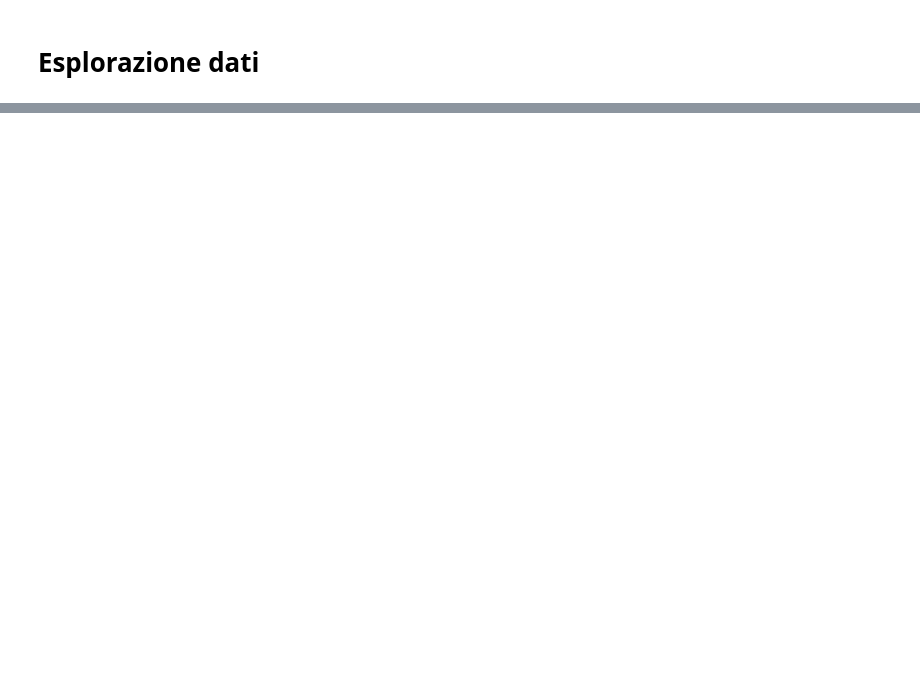
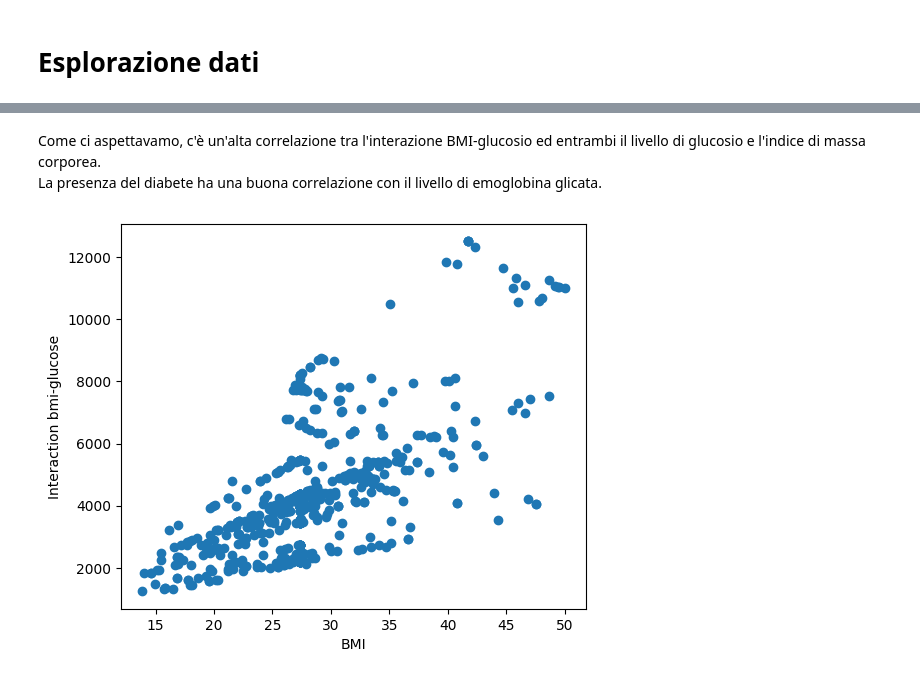
Before and after one commit to MaddalenaGhiotti/BusinessIntelligenceProject, a Jupyter notebook: Maddalena/EsplorazioneDati.ipynb, the cells around one changed output, grey strips where cells are left out. Drawn from its saved outputs; the diff is of its cells as text; code cells hidden in the pictures; blank space fills up the shorter version.

```diff
--- a/Maddalena/EsplorazioneDati.ipynb
+++ b/Maddalena/EsplorazioneDati.ipynb
@@ -35,0 +309,11 @@ from sklearn.discriminant_analysis import LinearDiscriminantAnalysis as LDA
+# %% [markdown]
+Come ci aspettavamo, c'è un'alta correlazione tra l'interazione BMI-glucosio ed entrambi il livello di glucosio e l'indice di massa corporea.\
+La presenza del diabete ha una buona correlazione con il livello di emoglobina glicata.
+# %%
+fig = plt.figure(figsize=(6,5))
+plt.scatter(data_noNull_noOut['bmi'], data_noNull_noOut['BMI_Glucose_Interaction'])
+plt.xlabel('BMI')
+plt.ylabel('Interaction bmi-glucose')
+plt.show()
+# %% [output]
+[figure, added]
```
Also changed, not shown: parts of 48 cells of this notebook, 3 other files.
